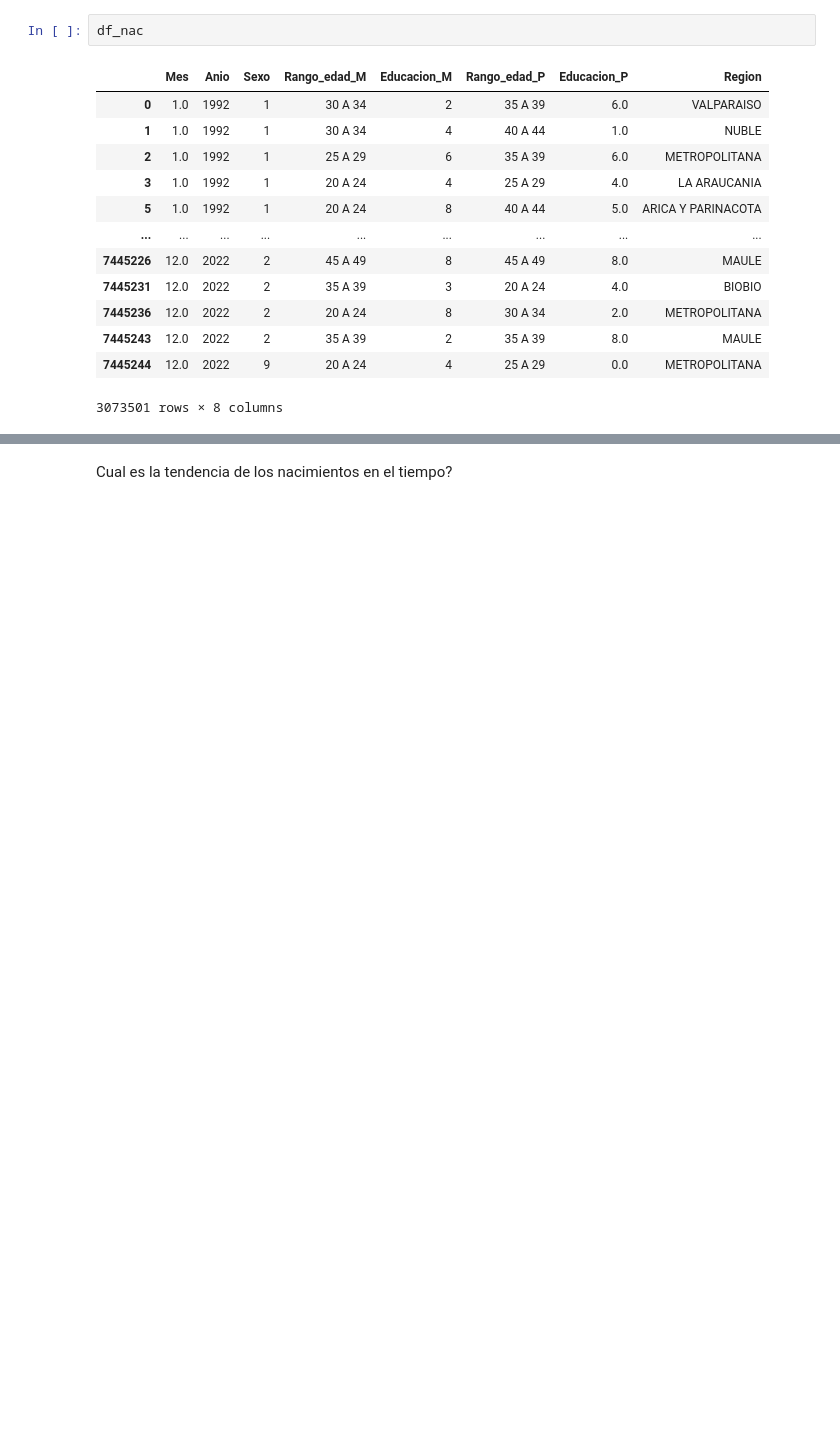
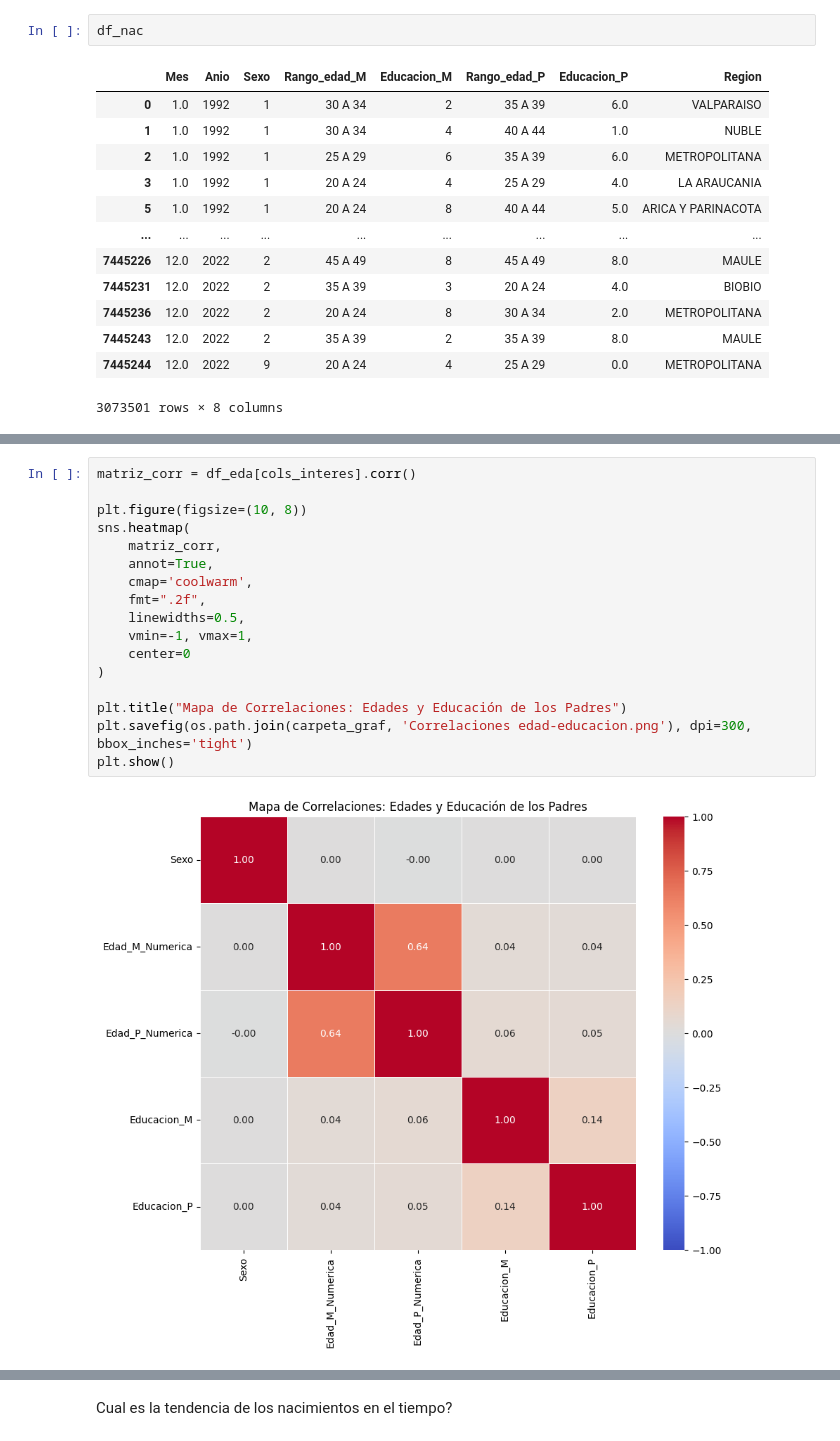
Before and after one commit to Uzbekistan30171739/Trabajo-grupo-cs-de-datos, a Jupyter notebook: notebooks/analisis_final.ipynb, the cells around one changed output, grey strips where cells are left out. Saved outputs shown, nothing was run; the diff lists cells and outputs as text; blank space fills up the shorter version.

```diff
--- a/notebooks/analisis_final.ipynb
+++ b/notebooks/analisis_final.ipynb
@@ -61,0 +106,19 @@ df_nac['Mes'] = df_nac['Mes'].astype("Int64")
+# %%
+matriz_corr = df_eda[cols_interes].corr()
+
+plt.figure(figsize=(10, 8))
+sns.heatmap(
+    matriz_corr,
+    annot=True,
+    cmap='coolwarm',
+    fmt=".2f",
+    linewidths=0.5,
+    vmin=-1, vmax=1,
+    center=0
+)
+
+plt.title("Mapa de Correlaciones: Edades y Educación de los Padres")
+plt.savefig(os.path.join(carpeta_graf, 'Correlaciones edad-educacion.png'), dpi=300, bbox_inches='tight')
+plt.show()
+# %% [output]
+[figure, added]
```
Also changed, not shown: parts of 26 cells of this notebook, 10 other files.
